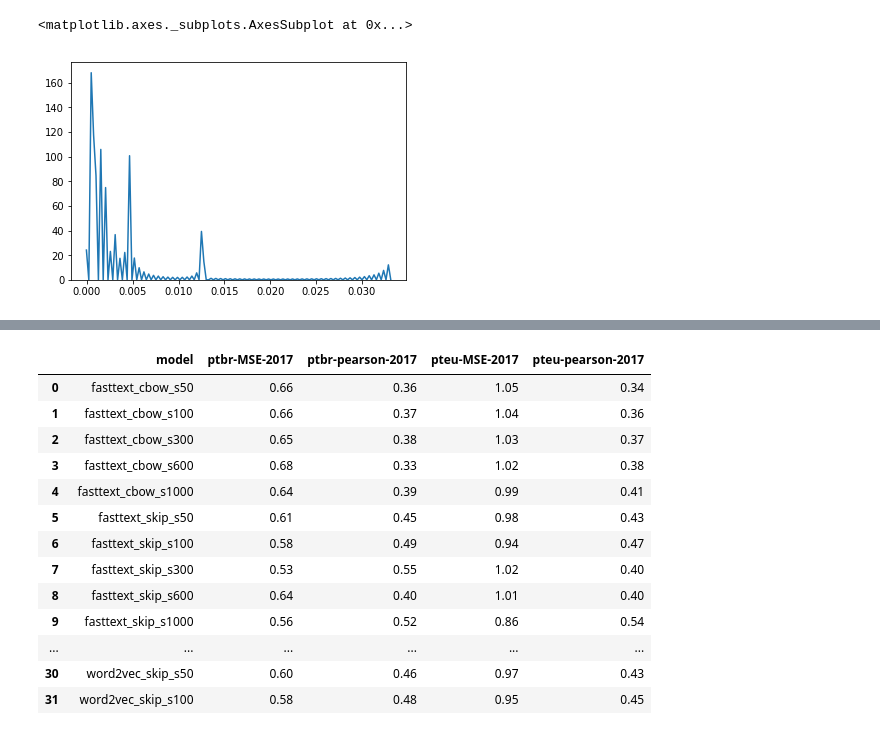
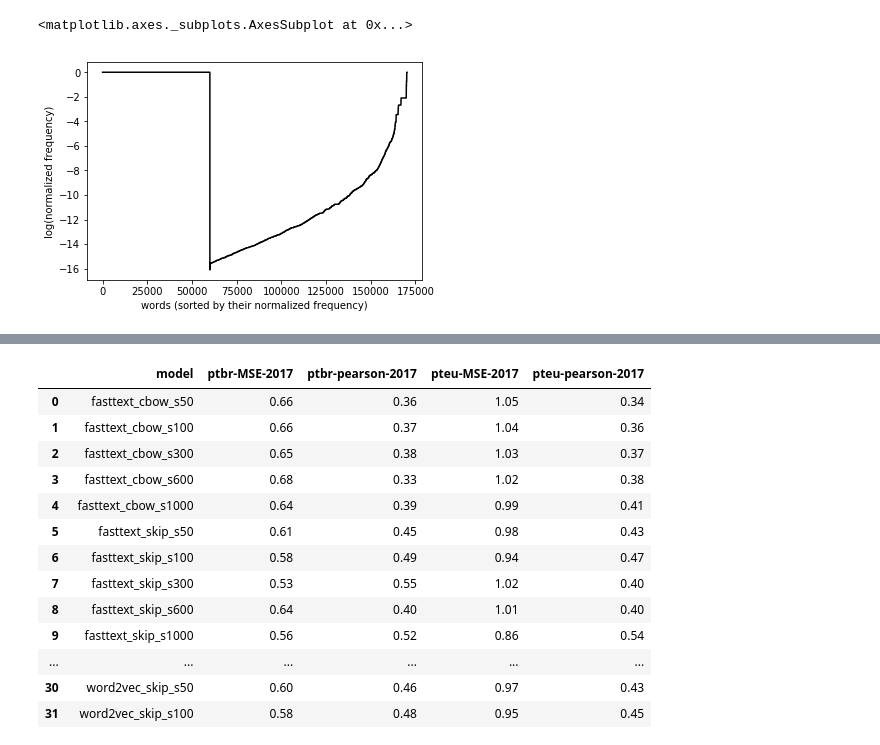
Before and after one commit to ruanchaves/elmo, a Jupyter notebook: results/Resultados.ipynb, the cells around one changed output, grey strips where cells are left out. Cells and saved outputs as stored; diff of their text form; code cells hidden in the pictures.

```diff
--- a/results/Resultados.ipynb
+++ b/results/Resultados.ipynb
@@ -17,20 +23,0 @@ def load_yaml(fname):
-# %%
-os.chdir('..')
-wordfreq = './datasets/wiki/wordfreq.json'
-with open(wordfreq, 'r') as f:
-    wf = json.load(f)
-
-settings = load_yaml("settings.yaml")
-
-path = settings["ASSIN"]["path"]
-fnames = list(settings["ASSIN"]["files"]["ptbr"].values()) + list(settings["ASSIN"]["files"]["pteu"].values())
-
-words = []
-for name in fnames:
-    with open(path + name) as f:
-        data = json.load(f)
-        for item in data:
-            words.extend(item['t'])
-            words.extend(item['h'])
-
-frequencies = [ wf.get(word,0) for word in words ]
@@ -44,7 +24,23 @@ sns.distplot([ x/total for x in frequencies ],hist=False, bins=10)
-# %%
-from wordfreq import word_frequency
-lib_frequencies = [ word_frequency(word, 'pt', wordlist='best', minimum=0.0) for word in words ]
-sns.distplot(lib_frequencies,hist=False, bins=10)
-# %% [output]
-<matplotlib.axes._subplots.AxesSubplot at 0x...>
-[figure, removed]
+# %%
+words = []
+path = settings['ASSIN']['path']
+files = settings['ASSIN']['files']
+for key in files.keys():
+    for value in files[key].values():
+        data = json.load(open('.' + path + value,'r'))
+        for item in data:
+            words.extend(item['t'])
+            words.extend(item['h'])
+
+lib_frequencies = [ word_frequency(word, 'en', wordlist='best', minimum=0.0) for word in words ]
+max_val = max(lib_frequencies)
+min_val = min(lib_frequencies)
+lib_frequencies = sorted([ (x - min_val) / (max_val - min_val) for x in lib_frequencies])
+lib_frequencies = [ math.log(x) if x != 0 else 0 for x in lib_frequencies ]
+df = pd.DataFrame(lib_frequencies).melt()
+df.insert(0, "words (sorted by their normalized frequency)", range(0, len(df)))
+df = df.rename(columns={"value": "log(normalized frequency)"})
+sns.lineplot(x="words (sorted by their normalized frequency)", y="log(normalized frequency)", color="black", data=df)
+# %% [output]
+<matplotlib.axes._subplots.AxesSubplot at 0x...>
+[figure, added]
```
Also changed, not shown: parts of 5 cells of this notebook, 7 other files.
